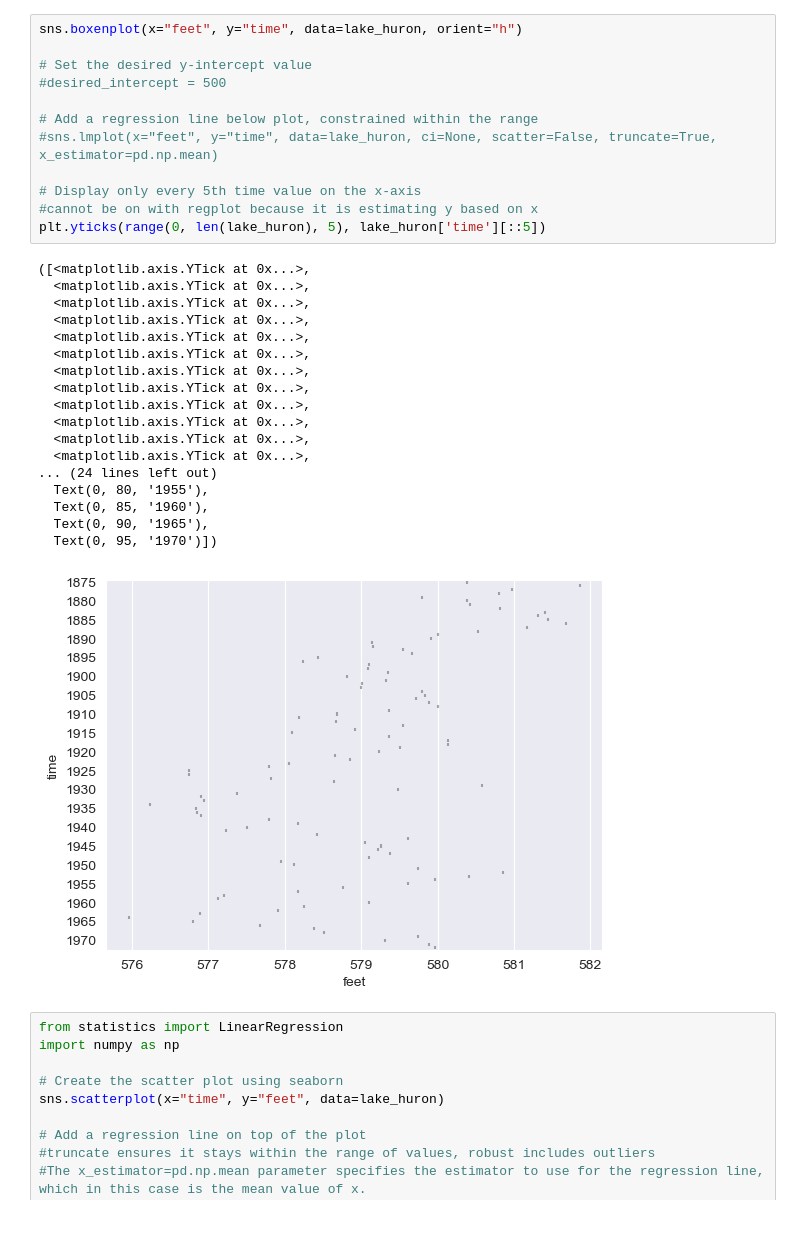
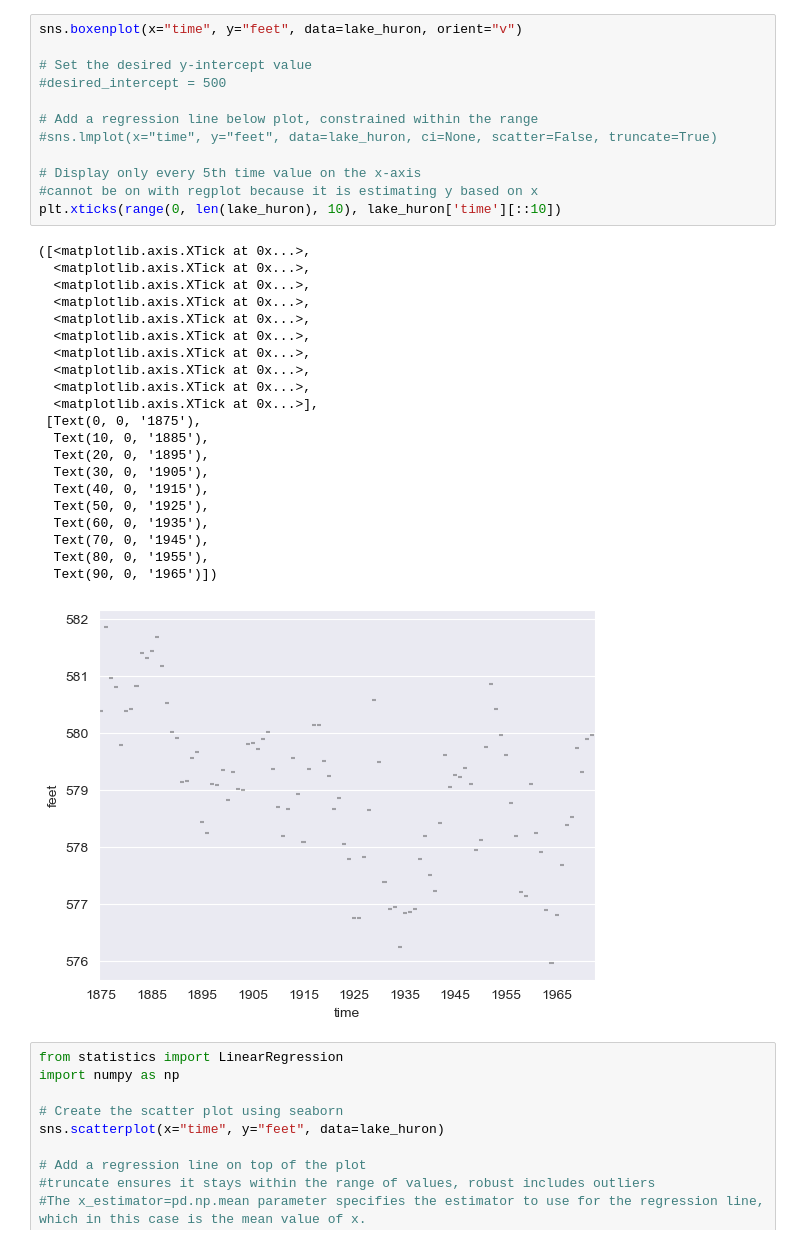
Before and after one commit to KailaBtw/DataScience, a Jupyter notebook: Practice/lakeHuron.ipynb, the cells around one changed output. Cells and saved outputs as stored; diff of their text form.

```diff
--- a/Practice/lakeHuron.ipynb
+++ b/Practice/lakeHuron.ipynb
@@ -68,34 +132,37 @@ plt.show()
 # %%
-sns.boxenplot(x="feet", y="time", data=lake_huron, orient="h")
+sns.boxenplot(x="time", y="feet", data=lake_huron, orient="v")
 
 # Set the desired y-intercept value
 #desired_intercept = 500
 
 # Add a regression line below plot, constrained within the range
-#sns.lmplot(x="feet", y="time", data=lake_huron, ci=None, scatter=False, truncate=True, x_estimator=pd.np.mean)
+#sns.lmplot(x="time", y="feet", data=lake_huron, ci=None, scatter=False, truncate=True)
 
 # Display only every 5th time value on the x-axis
 #cannot be on with regplot because it is estimating y based on x
-plt.yticks(range(0, len(lake_huron), 5), lake_huron['time'][::5])
+plt.xticks(range(0, len(lake_huron), 10), lake_huron['time'][::10])
 # %% [output]
-([<matplotlib.axis.YTick at 0x...>,
-  <matplotlib.axis.YTick at 0x...>,
-  <matplotlib.axis.YTick at 0x...>,
-  <matplotlib.axis.YTick at 0x...>,
-  <matplotlib.axis.YTick at 0x...>,
-  <matplotlib.axis.YTick at 0x...>,
-  <matplotlib.axis.YTick at 0x...>,
-  <matplotlib.axis.YTick at 0x...>,
-  <matplotlib.axis.YTick at 0x...>,
-  <matplotlib.axis.YTick at 0x...>,
-  <matplotlib.axis.YTick at 0x...>,
-  <matplotlib.axis.YTick at 0x...>,
-... (24 lines left out)
-  Text(0, 80, '1955'),
-  Text(0, 85, '1960'),
-  Text(0, 90, '1965'),
-  Text(0, 95, '1970')])
+([<matplotlib.axis.XTick at 0x...>,
+  <matplotlib.axis.XTick at 0x...>,
+  <matplotlib.axis.XTick at 0x...>,
+  <matplotlib.axis.XTick at 0x...>,
+  <matplotlib.axis.XTick at 0x...>,
+  <matplotlib.axis.XTick at 0x...>,
+  <matplotlib.axis.XTick at 0x...>,
+  <matplotlib.axis.XTick at 0x...>,
+  <matplotlib.axis.XTick at 0x...>,
+  <matplotlib.axis.XTick at 0x...>],
+ [Text(0, 0, '1875'),
+  Text(10, 0, '1885'),
+  Text(20, 0, '1895'),
+  Text(30, 0, '1905'),
+  Text(40, 0, '1915'),
+  Text(50, 0, '1925'),
+  Text(60, 0, '1935'),
+  Text(70, 0, '1945'),
+  Text(80, 0, '1955'),
+  Text(90, 0, '1965')])
-[figure, old version]
+[figure, new version]
 # %%
 from statistics import LinearRegression
 import numpy as np
```
Also changed, not shown: parts of 10 cells of this notebook.
